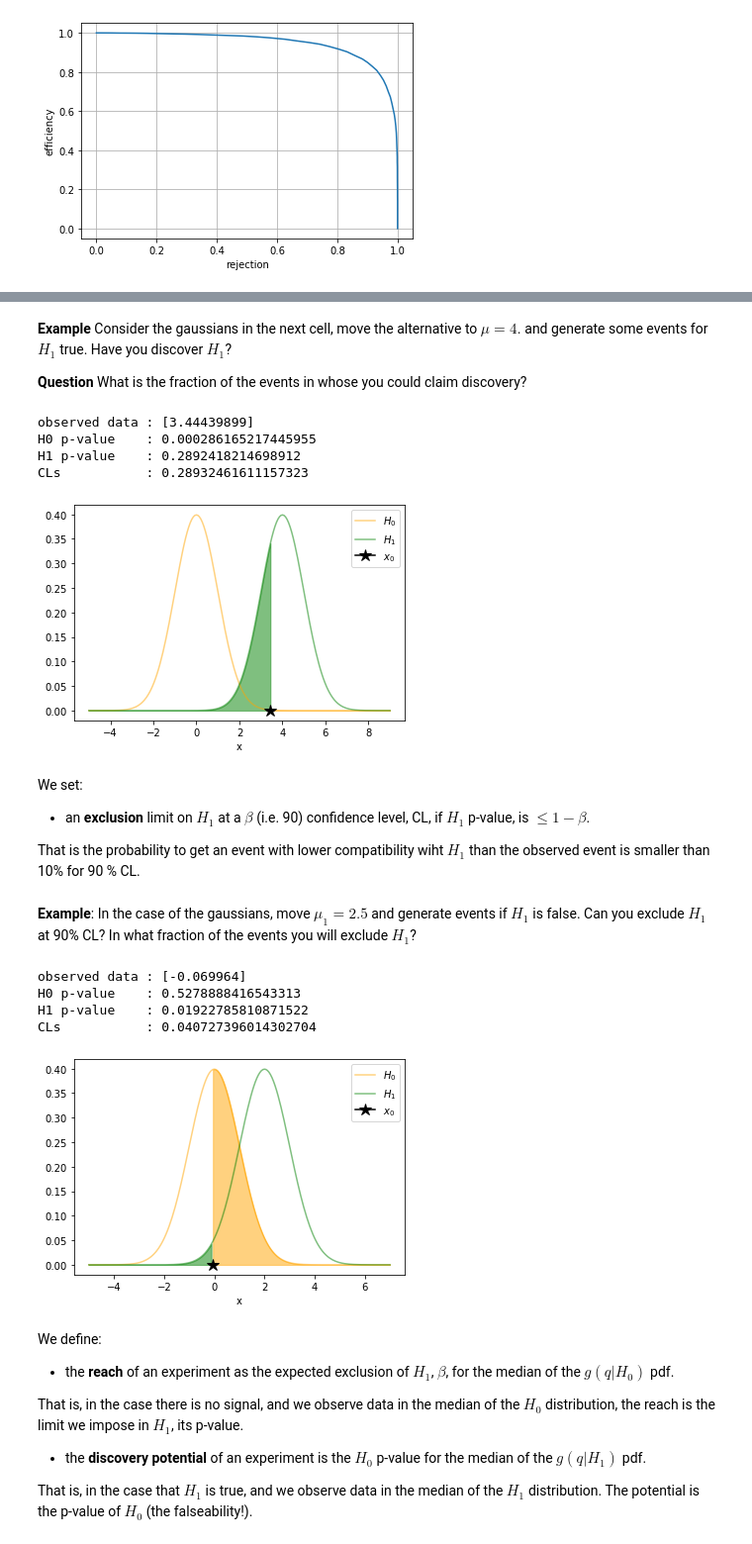
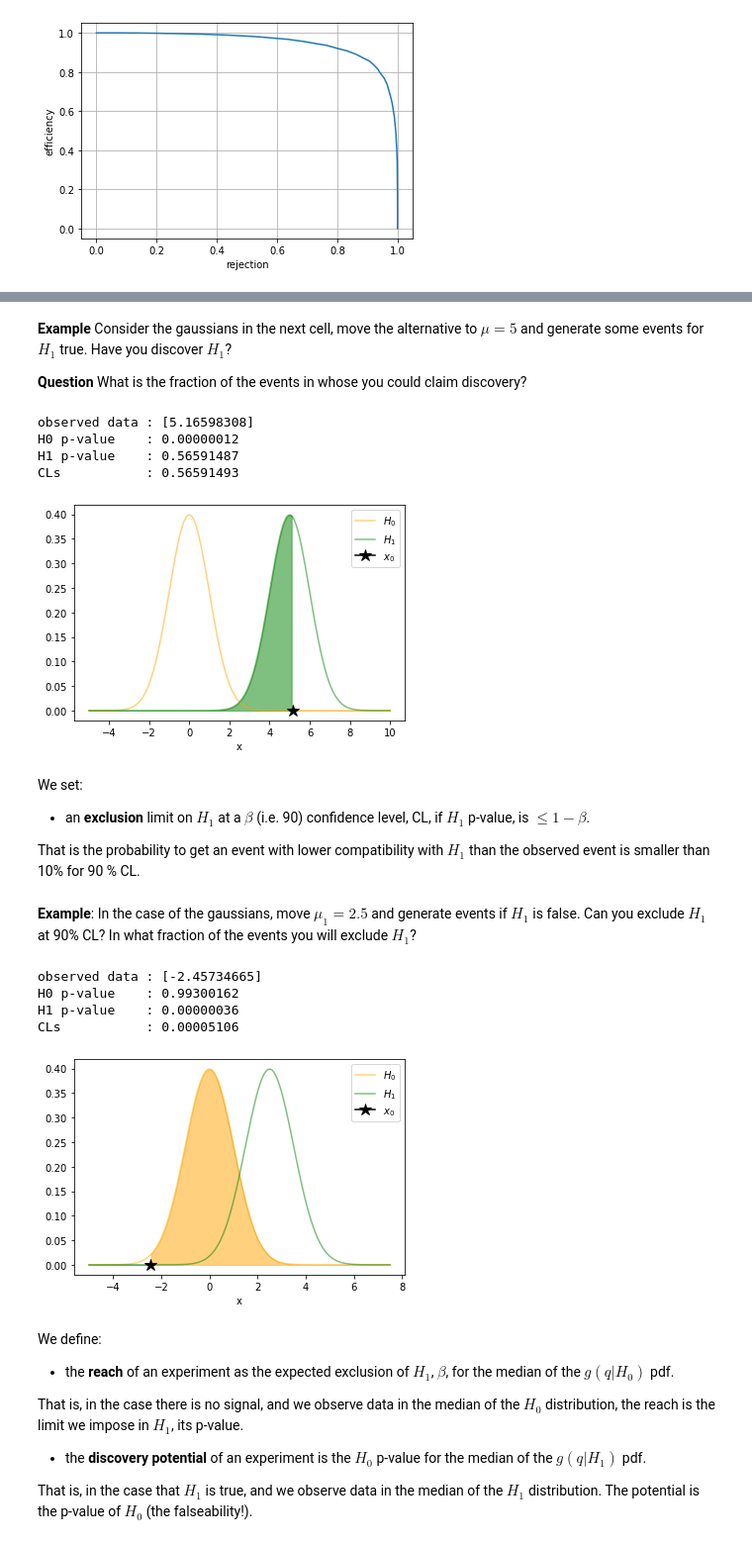
Before and after one commit to jahernando/USC-TA, a Jupyter notebook: ta_hypothesis_test.ipynb, the cells around one changed output, grey strips where cells are left out. Shown at 99% size. Saved outputs shown, nothing was run; the diff lists cells and outputs as text; code cells hidden in the pictures.

```diff
--- a/ta_hypothesis_test.ipynb
+++ b/ta_hypothesis_test.ipynb
@@ -307,36 +336,36 @@ Z-value is the p-value in terms of 'sigmas' of a Gaussian distribution!
 
 Note that *discovery* means that we *false* a hypothesis, $H_0$ (à la Popper)
 # %% [markdown]
-**Example** Consider the gaussians in the next cell, move the alternative to $\mu = 4.$ and generate some events for $H_1$ true. Have you discover $H_1$?
+**Example** Consider the gaussians in the next cell, move the alternative to $\mu = 5$ and generate some events for $H_1$ true. Have you discover $H_1$?
 
 **Question** What is the fraction of the events in whose you could claim discovery?
 # %%
-mu0, mu, mutrue = 0, 4., True
+mu0, mu, mutrue = 0, 5., True
 httoys.gaussian(mu0, mu, mutrue = mutrue);
 # %% [output]
-observed data : [3.44439899]
-H0 p-value    : 0.000286165217445955
-H1 p-value    : 0.2892418214698912
-CLs           : 0.28932461611157323
+observed data : [5.16598308]
+H0 p-value    : 0.00000012
+H1 p-value    : 0.56591487
+CLs           : 0.56591493
-[figure, old version]
+[figure, new version]
 # %% [markdown]
 We set:
 
 * an **exclusion** limit on $H_1$ at a $\beta$ (i.e. 90) confidence level, CL, if $H_1$ p-value, is $\le 1-\beta$.
 
-That is the probability to get an event with lower compatibility wiht $H_1$ than the observed event is smaller than 10% for 90 % CL.
+That is the probability to get an event with lower compatibility with $H_1$ than the observed event is smaller than 10% for 90 % CL.
 # %% [markdown]
 **Example**: In the case of the gaussians, move $\mu_1 = 2.5$ and generate events if $H_1$ is false.
     Can you exclude $H_1$ at 90% CL? In what fraction of the events you will exclude $H_1$?
 # %%
-mu0, mu, mutrue = 0, 2., False
+mu0, mu, mutrue = 0, 2.5, False
 httoys.gaussian(mu0, mu, mutrue = mutrue);
 # %% [output]
-observed data : [-0.069964]
-H0 p-value    : 0.5278888416543313
-H1 p-value    : 0.01922785810871522
-CLs           : 0.040727396014302704
+observed data : [-2.45734665]
+H0 p-value    : 0.99300162
+H1 p-value    : 0.00000036
+CLs           : 0.00005106
-[figure, old version]
+[figure, new version]
 # %% [markdown]
 
 We define:
```
Also changed, not shown: parts of 25 cells of this notebook.
